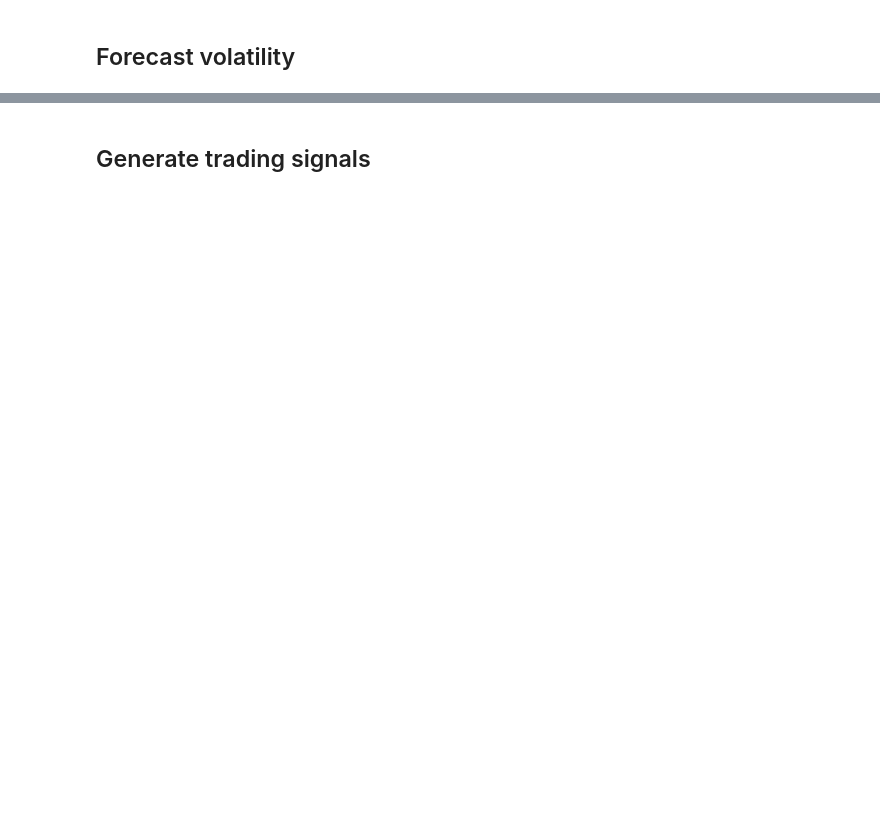
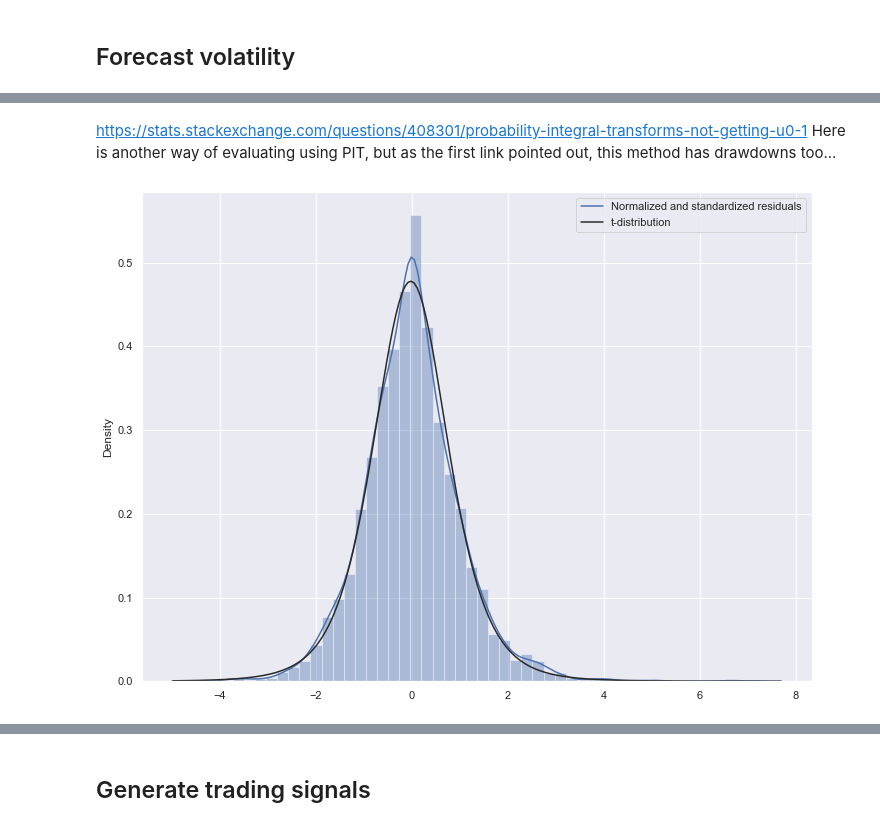
Before and after one commit to frederikbachdk/FXVolTrading, a Jupyter notebook: tradingstrategy/garch_trading.ipynb, the cells around one changed output, grey strips where cells are left out. Cells and saved outputs as stored; diff of their text form; code cells hidden in the pictures; blank space fills up the shorter version.

```diff
--- a/tradingstrategy/garch_trading.ipynb
+++ b/tradingstrategy/garch_trading.ipynb
@@ -86,0 +108,6 @@ Number of forecasts: 298
+# %%
+model_fit = model.fit();
+fit_dof = model_fit.tvalues['nu']
+fit_sigma = model_fit.conditional_volatility
+innovations = model_fit.resid / fit_sigma
+innovations_std = (innovations - np.mean(innovations)) / np.std(innovations)
@@ -86,0 +132,9 @@ Number of forecasts: 298
+# %% [markdown]
+https://stats.stackexchange.com/questions/408301/probability-integral-transforms-not-getting-u0-1
+Here is another way of evaluating using PIT, but as the first link pointed out, this method has drawdowns too...
+# %%
+sns.distplot(innovations_std.dropna(), hist=True,fit=stats.t)
+plt.legend(labels=['Normalized and standardized residuals','t-distribution'])
+plt.show()
+# %% [output]
+[figure, added]
```
Also changed, not shown: parts of 17 cells of this notebook, 5 other files.
